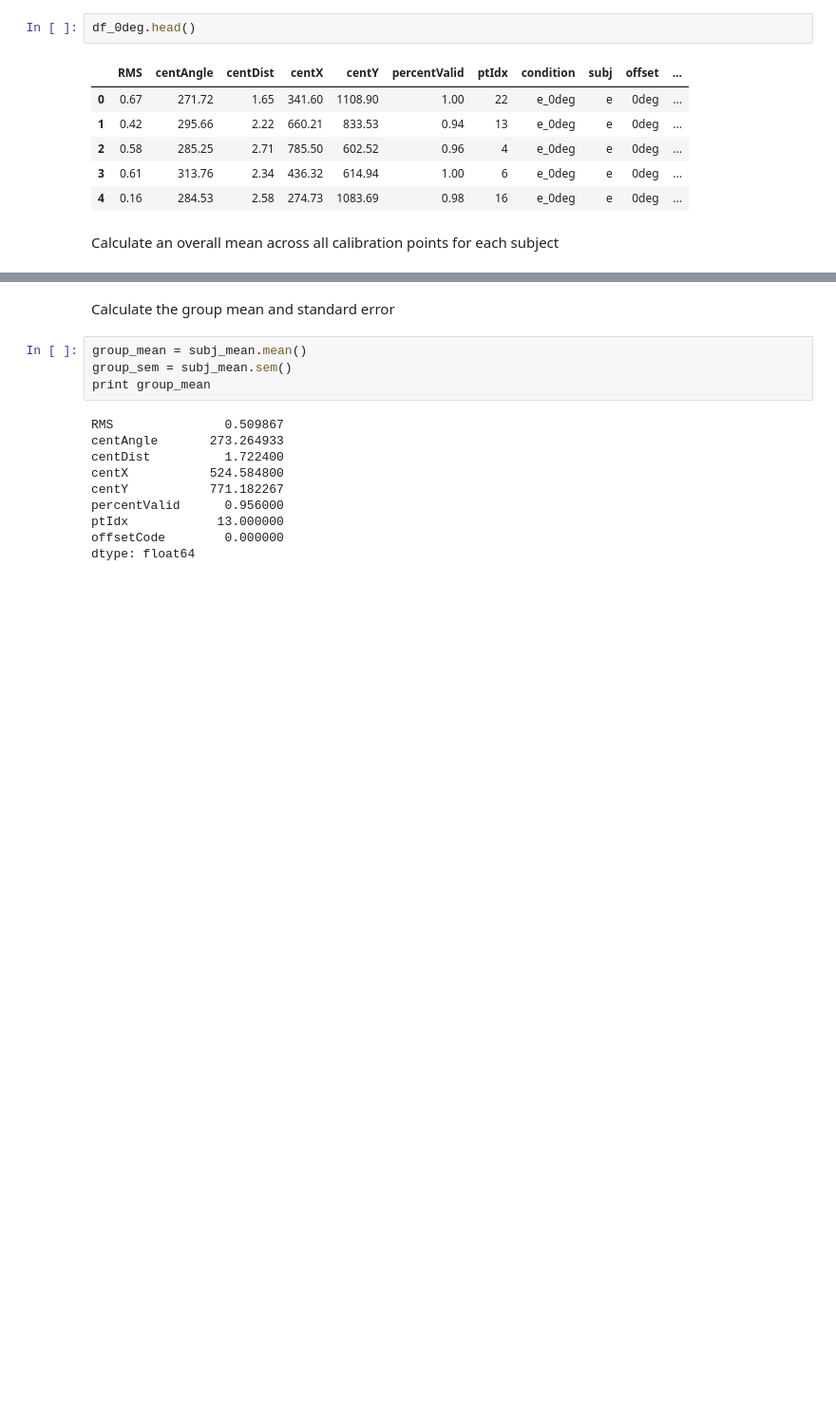
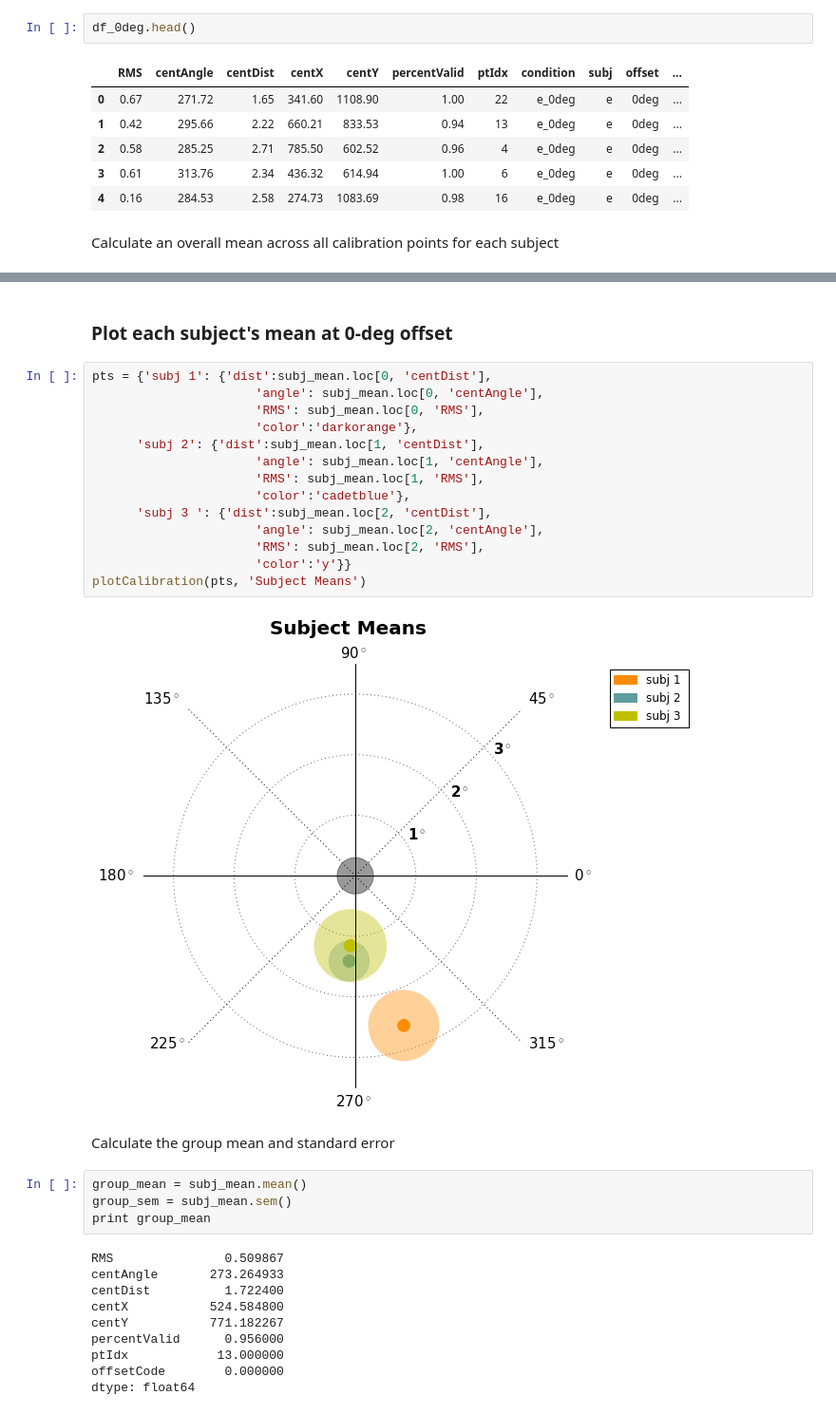
Before and after one commit to jeffmacinnes/glassesCalibration, a Jupyter notebook: analysis/allConds_uniqueSubjs_Analysis.ipynb, the cells around one changed output, grey strips where cells are left out. Shown: that part at 95% size. Cells and saved outputs as stored; diff of their text form; blank space fills up the shorter version.

Commit message:
added to allConds_uniqueSubjs_Analysis notebook

```diff
--- a/analysis/allConds_uniqueSubjs_Analysis.ipynb
+++ b/analysis/allConds_uniqueSubjs_Analysis.ipynb
@@ -177,3 +193,21 @@ subj_mean
+# %% [markdown]
+### Plot each subject's mean at 0-deg offset
+# %%
+pts = {'subj 1': {'dist':subj_mean.loc[0, 'centDist'],
+                      'angle': subj_mean.loc[0, 'centAngle'],
+                      'RMS': subj_mean.loc[0, 'RMS'],
+                      'color':'darkorange'},
+      'subj 2': {'dist':subj_mean.loc[1, 'centDist'],
+                      'angle': subj_mean.loc[1, 'centAngle'],
+                      'RMS': subj_mean.loc[1, 'RMS'],
+                      'color':'cadetblue'},
+      'subj 3 ': {'dist':subj_mean.loc[2, 'centDist'],
+                      'angle': subj_mean.loc[2, 'centAngle'],
+                      'RMS': subj_mean.loc[2, 'RMS'],
+                      'color':'y'}}
+plotCalibration(pts, 'Subject Means')
+# %% [output]
+[figure, added]
 # %% [markdown]
 Calculate the group mean and standard error
 # %%
```
Also changed, not shown: parts of 17 cells of this notebook.
